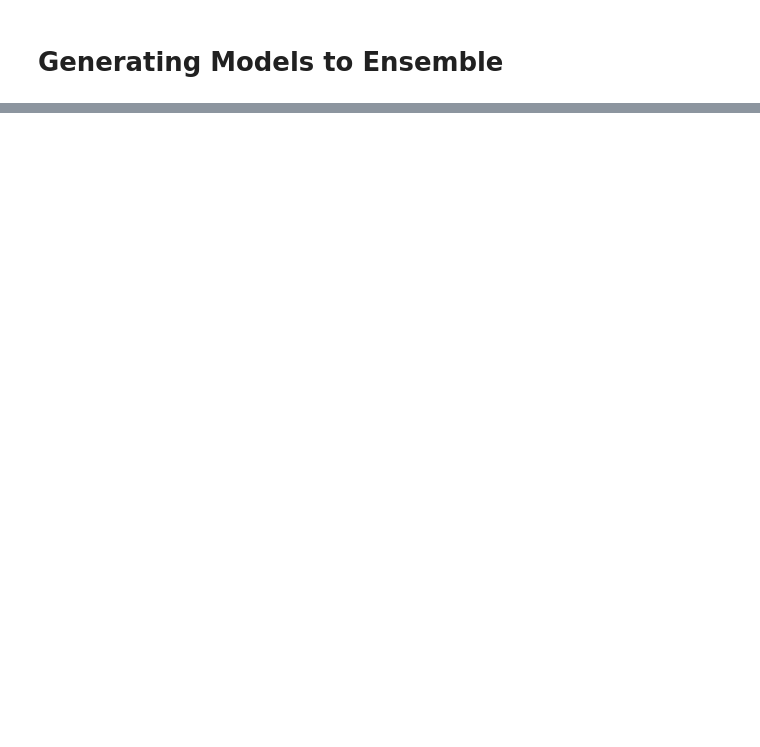
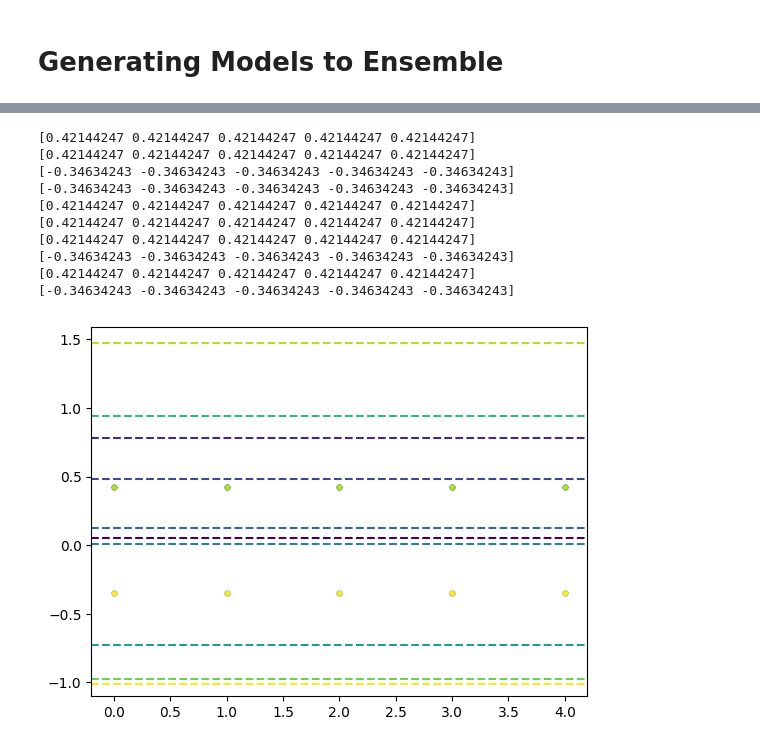
Before and after one commit to globusharris/ensembling-constrained-optimization, a Jupyter notebook: optimization-scratch.ipynb, the cells around one changed output, grey strips where cells are left out. Cells and saved outputs as stored; diff of their text form; code cells hidden in the pictures; blank space fills up the shorter version.

```diff
--- a/optimization-scratch.ipynb
+++ b/optimization-scratch.ipynb
@@ -74,2 +282,29 @@ model.debias(X_train, Y_train, init_model, max_depth, policy)
+# %%
+coord = 1
+
+# color each of the datapoints
+num_colors = model.n
+color_palette = plt.cm.viridis(np.linspace(0, 1, num_colors))
+
+# for each round, plot predictions on ith coordinate
+preds = np.array(model.training_preds)
+for i in range(model.n):
+    # print(preds[np.arange(model.depth), i][:,coord])
+    # Plot predictions
+    plt.plot(np.arange(model.depth), preds[np.arange(model.depth), i][:,coord], '.', color=color_palette[i])
+    # Plot the true values of each coordinate as a horizontal line
+    plt.axhline(y=Y_train[i][coord], color=color_palette[i], linestyle='--', label='Horizontal Line at y=4');
+# %% [output]
+[0.42144247 0.42144247 0.42144247 0.42144247 0.42144247]
+[0.42144247 0.42144247 0.42144247 0.42144247 0.42144247]
+[-0.34634243 -0.34634243 -0.34634243 -0.34634243 -0.34634243]
+[-0.34634243 -0.34634243 -0.34634243 -0.34634243 -0.34634243]
+[0.42144247 0.42144247 0.42144247 0.42144247 0.42144247]
+[0.42144247 0.42144247 0.42144247 0.42144247 0.42144247]
+[0.42144247 0.42144247 0.42144247 0.42144247 0.42144247]
+[-0.34634243 -0.34634243 -0.34634243 -0.34634243 -0.34634243]
+[0.42144247 0.42144247 0.42144247 0.42144247 0.42144247]
+[-0.34634243 -0.34634243 -0.34634243 -0.34634243 -0.34634243]
+[figure, added]
 # %%
 # %% [output]
```
Also changed, not shown: parts of 33 cells of this notebook, 1 other file.
